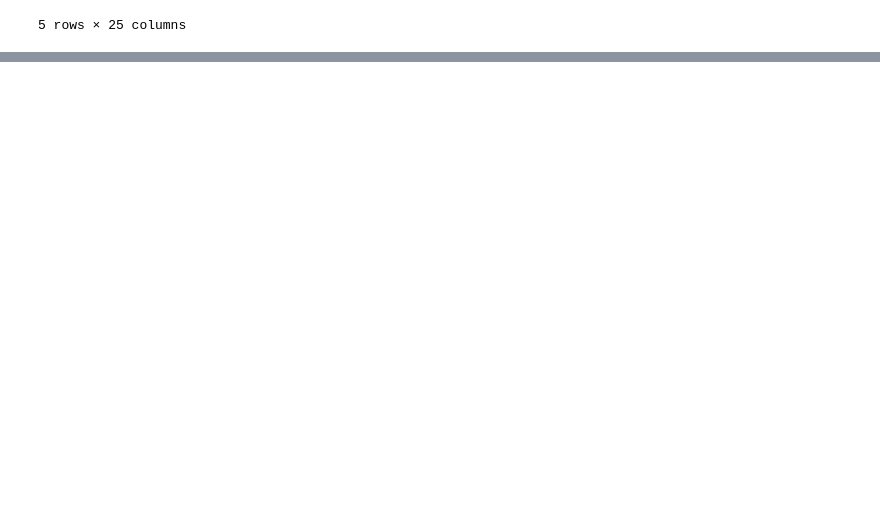
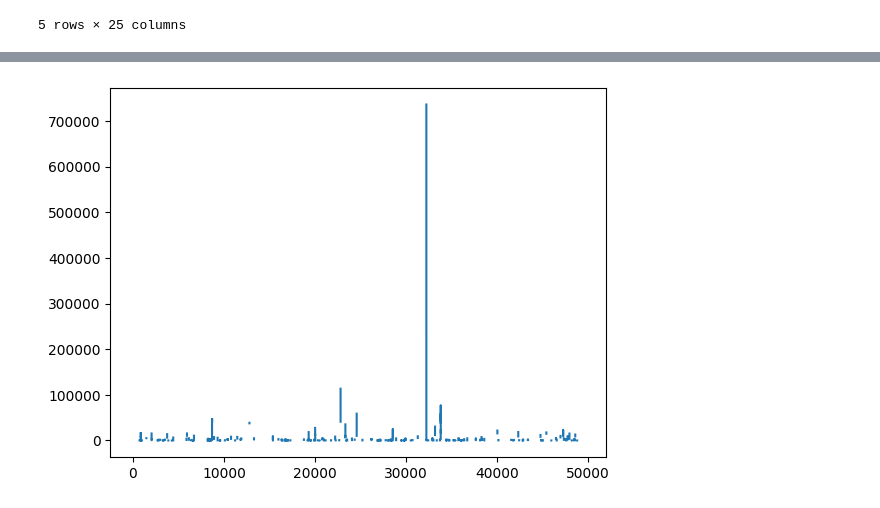
Before and after one commit to Shaashwat05/plant_trait_identification, a Jupyter notebook: data_handling.ipynb, the cells around one changed output, grey strips where cells are left out. Drawn from its saved outputs; the diff is of its cells as text; code cells hidden in the pictures; blank space fills up the shorter version.

```diff
--- a/data_handling.ipynb
+++ b/data_handling.ipynb
@@ -77,0 +148,5 @@ https://inaturalist-open-data.s3.amazonaws.com/photos/268114/medium.jpg?13627596
+# %%
+plt.plot(data['mean_3110'])
+plt.show()
+# %% [output]
+[figure, added]
```
Also changed, not shown: parts of 19 cells of this notebook, 4 other files.
